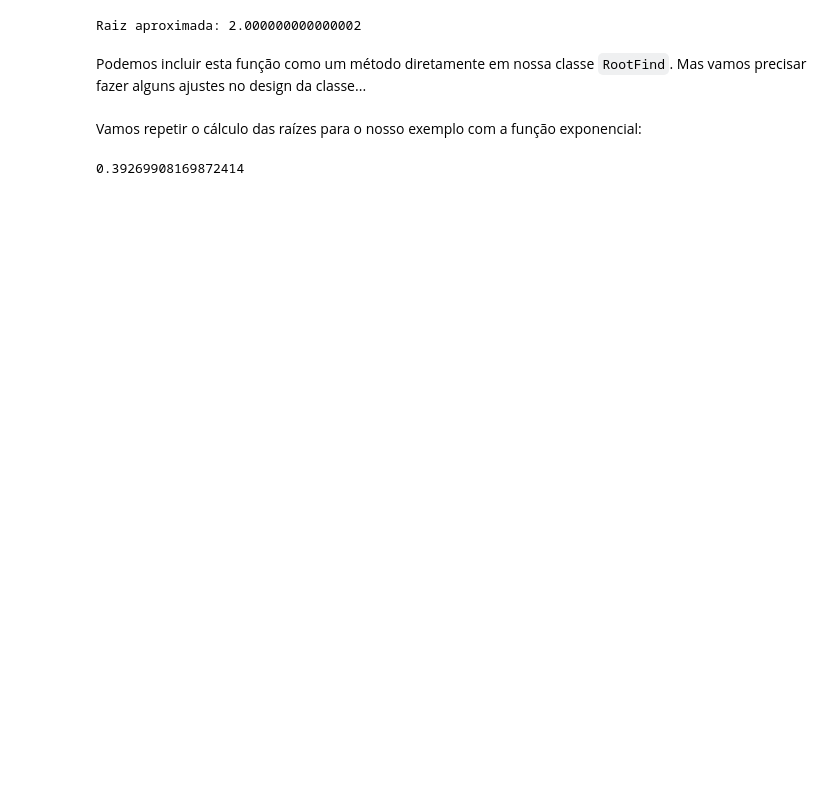
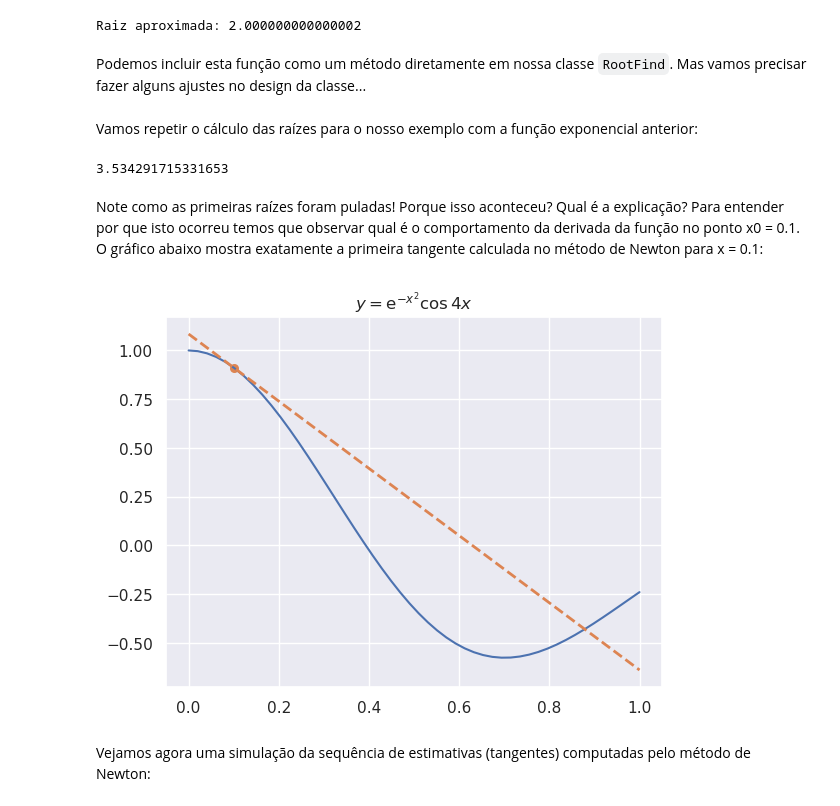
Before and after one commit to bgeneto/MCA, a Jupyter notebook: 2023-1/notebooks/mca06-zeros.ipynb, the cells around one changed output. Saved outputs shown, nothing was run; the diff lists cells and outputs as text; code cells hidden in the pictures; blank space fills up the shorter version.

```diff
--- a/2023-1/notebooks/mca06-zeros.ipynb
+++ b/2023-1/notebooks/mca06-zeros.ipynb
@@ -187,11 +187,10 @@ def newton_raphson(f, f_prime, x0, tol=1e-6, max_iter=100):
     Retorna:
     float: A raiz aproximada.
     """
-    x = x0
     for i in range(max_iter):
-        fx = f(x)
-        fpx = f_prime(x)
-        x = x - fx/fpx
-        if abs(fx) < tol:
+        fpx = f_prime(x0)
+        x = x0 - f(x0)/fpx
+        if abs(x - x0) < tol:
             return x
+        x0 = x
     raise ValueError("O método de Newton-Raphson não convergiu!")
@@ -257,13 +253,30 @@ class RootFind:
         raise ValueError("O método de Newton-Raphson não convergiu!")
 # %% [markdown]
-Vamos repetir o cálculo das raízes para o nosso exemplo com a função exponencial:
+Vamos repetir o cálculo das raízes para o nosso exemplo com a função exponencial anterior:
 # %%
 f = lambda x: np.exp(-x**2)*np.cos(4*x)
 f_prime = lambda x: np.exp(-x**2)*(-2*x*np.cos(4*x) - 4*np.sin(4*x))
-x0 = 0.4
+
+x0 = 0.1
 
 rf = RootFind()
 
-rf.newton_raphson(f, f_prime, x0)
+rf.newton_raphson(f, f_prime, x0, tol=1e-4)
 # %% [output]
-0.39269908169872414
+3.534291715331653
+# %% [markdown]
+Note como as primeiras raízes foram puladas! Porque isso aconteceu? Qual é a explicação?
+Para entender por que isto ocorreu temos que observar qual é o comportamento da derivada da função no ponto x0 = 0.1. O gráfico abaixo mostra exatamente a primeira tangente calculada no método de Newton para x = 0.1:
+# %%
+x = np.linspace(0, 1)
+y = f(x)
+plt.plot(x, y)
+plt.title(r"$y = \mathrm{e}^{-x^2}\cos 4x$")
+plt.scatter(x0, f(x0), color='C1', s=30)
+xrange = np.linspace(0, 1)
+plt.plot(xrange, f_prime(x0)*(x - x0) + f(x0), 'C1--', linewidth = 2)
+plt.show()
+# %% [output]
+[figure, added]
+# %% [markdown]
+Vejamos agora uma simulação da sequência de estimativas (tangentes) computadas pelo método de Newton:
```
Also changed, not shown: parts of 8 cells of this notebook.
